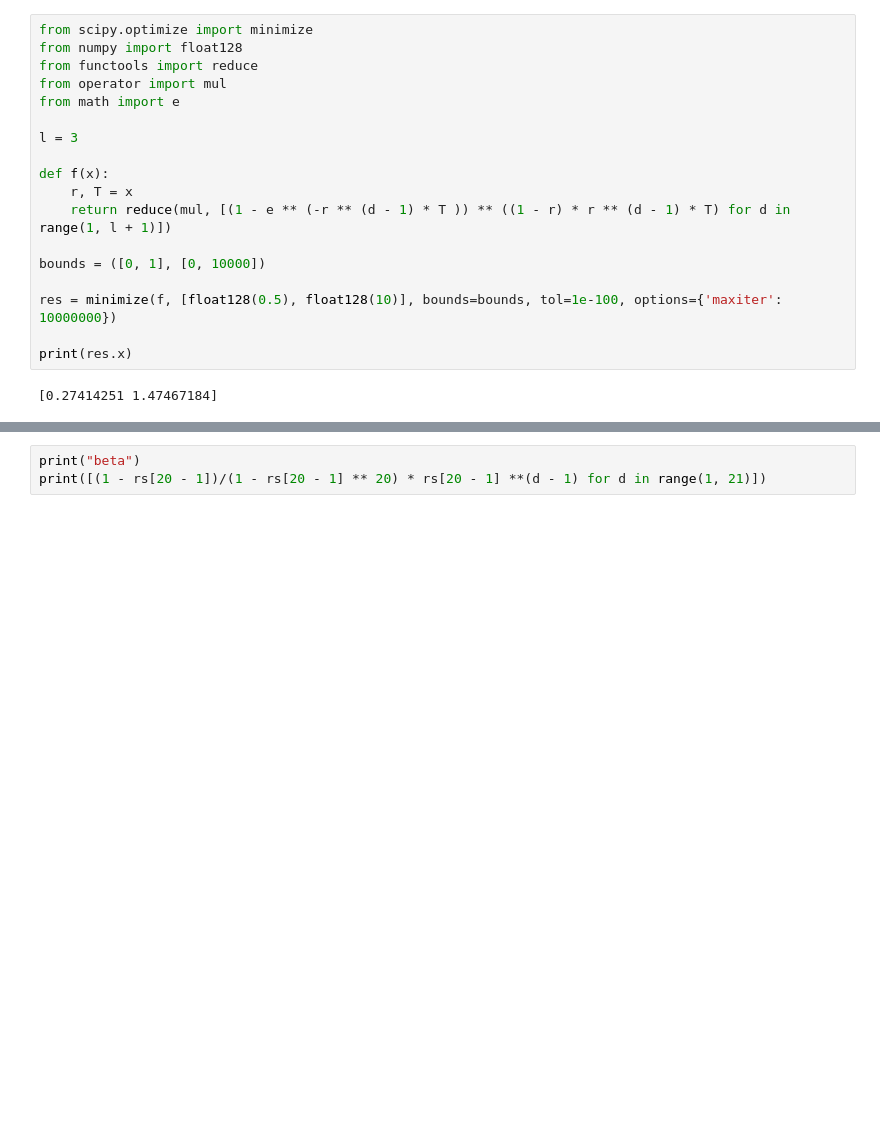
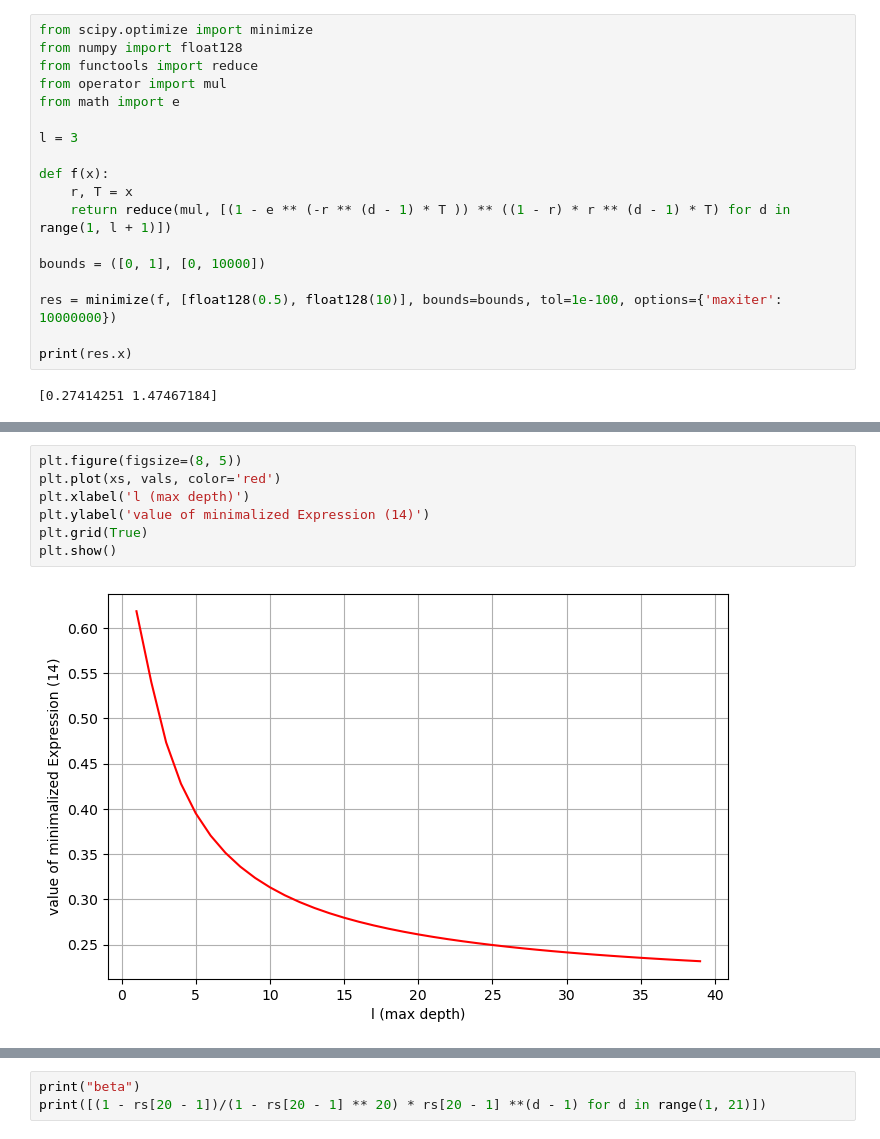
Before and after one commit to osobolewski/hbss-plus, a Jupyter notebook: minimalization.ipynb, the cells around one changed output, grey strips where cells are left out. Drawn from its saved outputs; the diff is of its cells as text; blank space fills up the shorter version.

```diff
--- a/minimalization.ipynb
+++ b/minimalization.ipynb
@@ -61,3 +60,12 @@ plt.show()
+# %%
+plt.figure(figsize=(8, 5))
+plt.plot(xs, vals, color='red')
+plt.xlabel('l (max depth)')
+plt.ylabel('value of minimalized Expression (14)')
+plt.grid(True)
+plt.show()
+# %% [output]
+[figure, added]
 # %%
 plt.figure(figsize=(8, 5))
 plt.plot(xs, rs, color='green')
```
Also changed, not shown: parts of 9 cells of this notebook, 11 other files.
